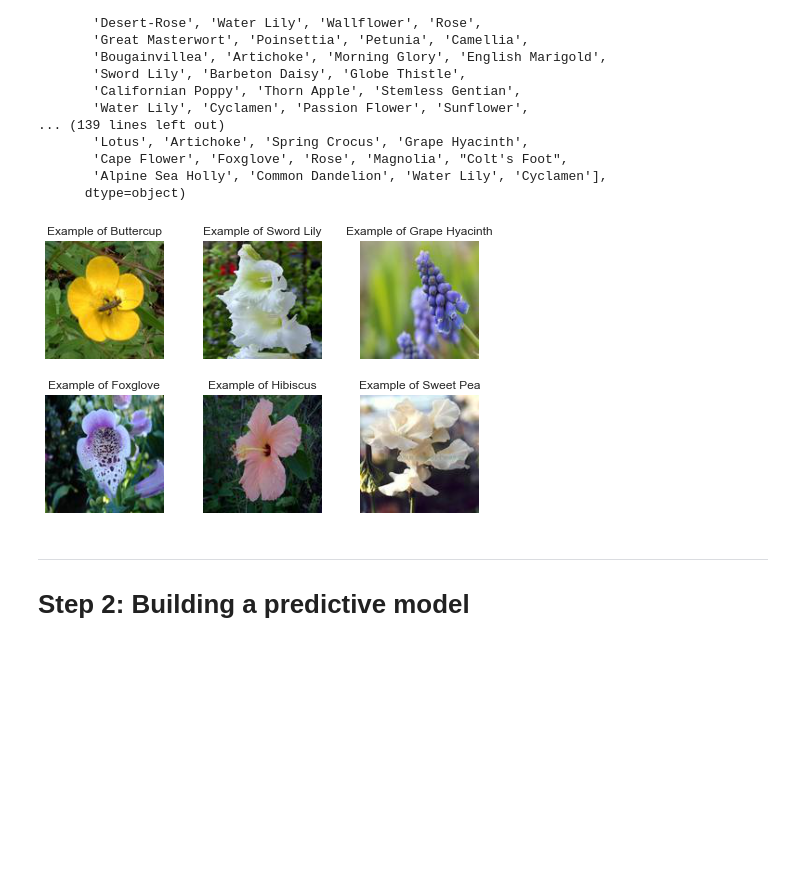
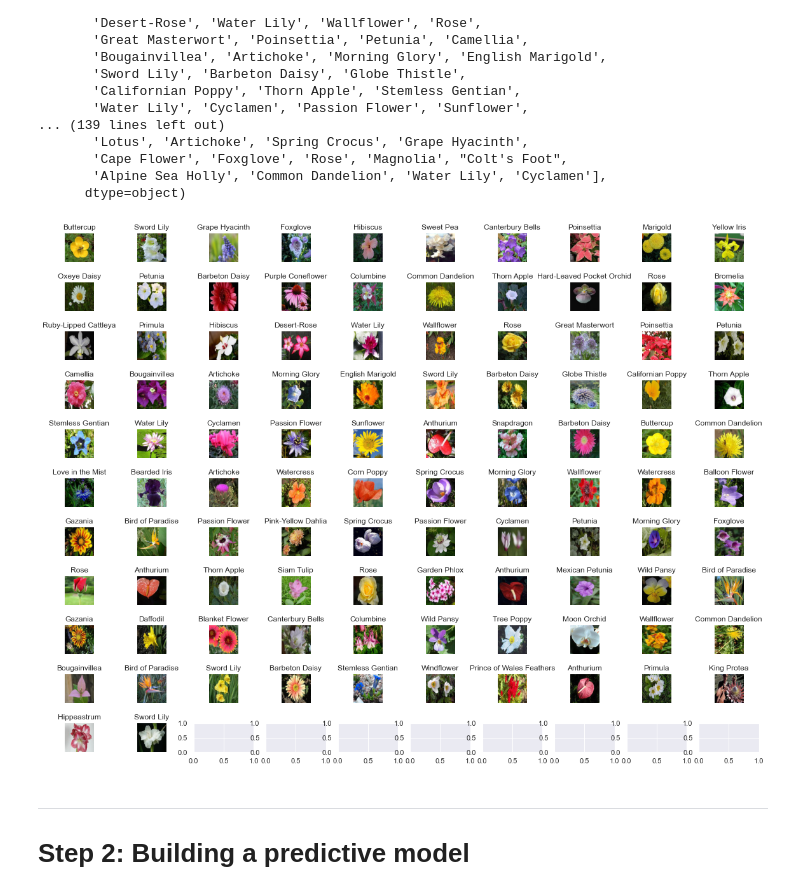
Before and after one commit to ElsaLopez133/PACHAMAMA, a Jupyter notebook: starting_kit/README.ipynb, the cells around one changed output. Cells and saved outputs as stored; diff of their text form; code cells hidden in the pictures; blank space fills up the shorter version.

```diff
--- a/starting_kit/README.ipynb
+++ b/starting_kit/README.ipynb
@@ -183,28 +180,26 @@ array(['Buttercup', 'Sword Lily', 'Grape Hyacinth', 'Foxglove',
        'Alpine Sea Holly', 'Common Dandelion', 'Water Lily', 'Cyclamen'],
       dtype=object)
 # %%
-number_of_images_to_show = 6
+number_of_images_to_show = 102
 
 images = data["train_images"]
 labels = data["train_labels"]
 
-
-
-fig, _axs = plt.subplots(nrows=2, ncols=3, figsize=(8,5))
-fig.subplots_adjust(hspace=0.3)
+fig, _axs = plt.subplots(nrows=11, ncols=10, figsize=(20,15))
+fig.subplots_adjust(hspace=0.7)
 axs = _axs.flatten()
 
 
 for i in range(number_of_images_to_show):
     img = images[i]
     label = labels[i]
-    axs[i].set_title('Example of {}'.format(label))
+    axs[i].set_title('{}'.format(label))
     axs[i].imshow(img)
     axs[i].set_axis_off()
 
 plt.show()
 # %% [output]
-[figure, old version]
+[figure, new version]
 # %% [markdown]
 ***
 # Step 2: Building a predictive model
```
Also changed, not shown: parts of 3 cells of this notebook.
